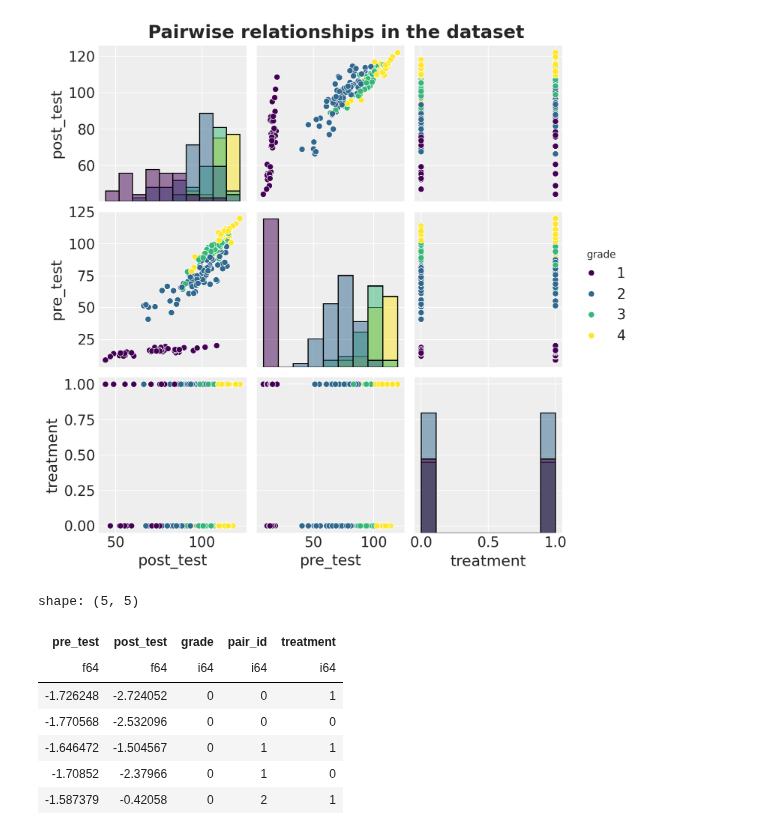
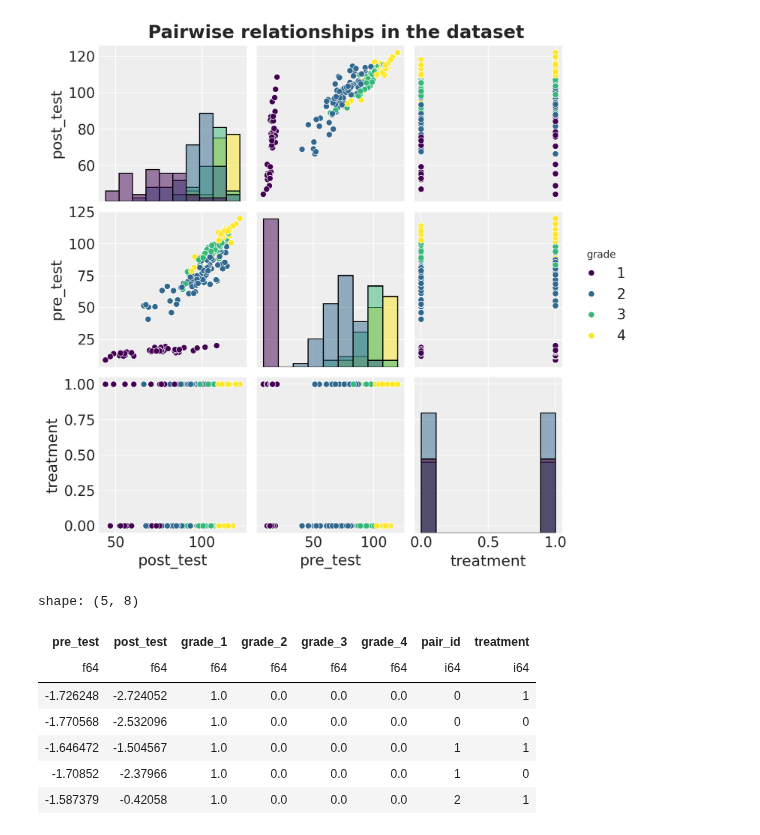
Before and after one commit to juanitorduz/website_projects, a Jupyter notebook: Python/slc.ipynb, the cells around one changed output. Cells and saved outputs as stored; diff of their text form; code cells hidden in the pictures.

```diff
--- a/Python/slc.ipynb
+++ b/Python/slc.ipynb
@@ -47,27 +47,29 @@ g.fig.suptitle(
 [figure]
 # %%
 numeric_features = ["pre_test", "post_test"]
-categorical_features = ["grade", "pair_id"]
+categorical_features = ["grade"]
+ordinal_features = ["pair_id"]
 
 preprocessor = ColumnTransformer(
     [
         ("num", StandardScaler(), numeric_features),
-        ("cat", OrdinalEncoder(dtype=int), categorical_features),
+        ("cat", OneHotEncoder(sparse_output=False), categorical_features),
+        ("ord", OrdinalEncoder(dtype=int), ordinal_features),
     ],
     remainder="passthrough",
 ).set_output(transform="polars")
 
 
 df = preprocessor.fit_transform(raw_df.sort(["pair_id", "grade"]))
 df.columns = [col.split("__")[-1] for col in df.columns]
 
 df.head()
 # %% [output]
-shape: (5, 5)
+shape: (5, 8)
-| pre_test | post_test | grade | pair_id | treatment |
-| f64 | f64 | i64 | i64 | i64 |
-| -1.726248 | -2.724052 | 0 | 0 | 1 |
-| -1.770568 | -2.532096 | 0 | 0 | 0 |
-| -1.646472 | -1.504567 | 0 | 1 | 1 |
-| -1.70852 | -2.37966 | 0 | 1 | 0 |
-| -1.587379 | -0.42058 | 0 | 2 | 1 |
+| pre_test | post_test | grade_1 | grade_2 | grade_3 | grade_4 | pair_id | treatment |
+| f64 | f64 | f64 | f64 | f64 | f64 | i64 | i64 |
+| -1.726248 | -2.724052 | 1.0 | 0.0 | 0.0 | 0.0 | 0 | 1 |
+| -1.770568 | -2.532096 | 1.0 | 0.0 | 0.0 | 0.0 | 0 | 0 |
+| -1.646472 | -1.504567 | 1.0 | 0.0 | 0.0 | 0.0 | 1 | 1 |
+| -1.70852 | -2.37966 | 1.0 | 0.0 | 0.0 | 0.0 | 1 | 0 |
+| -1.587379 | -0.42058 | 1.0 | 0.0 | 0.0 | 0.0 | 2 | 1 |
```
Also changed, not shown: parts of 6 cells of this notebook.
